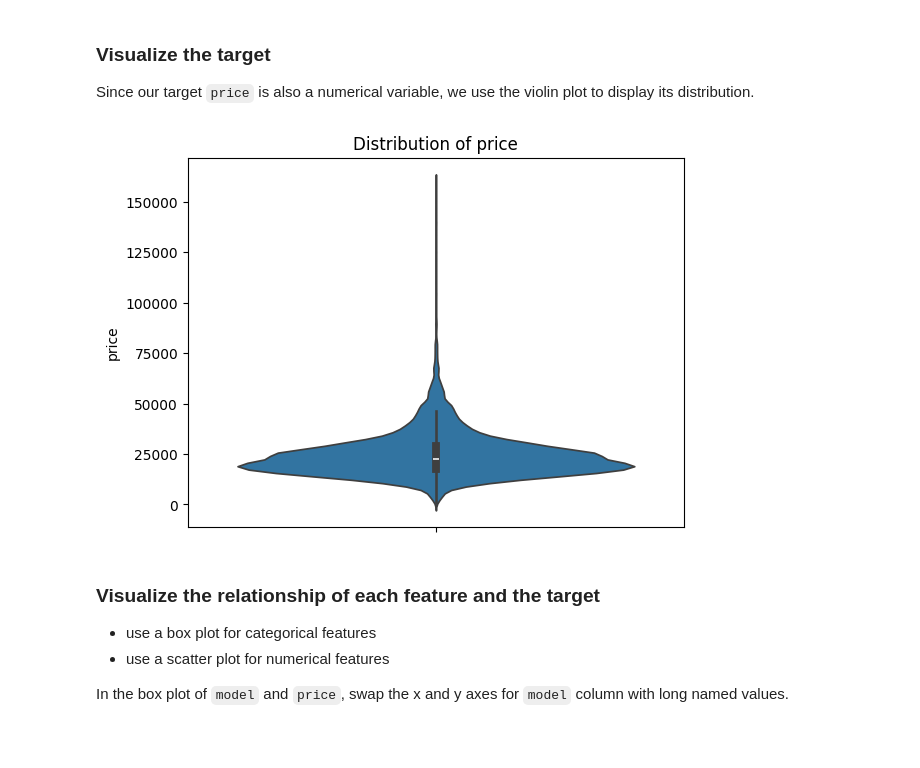
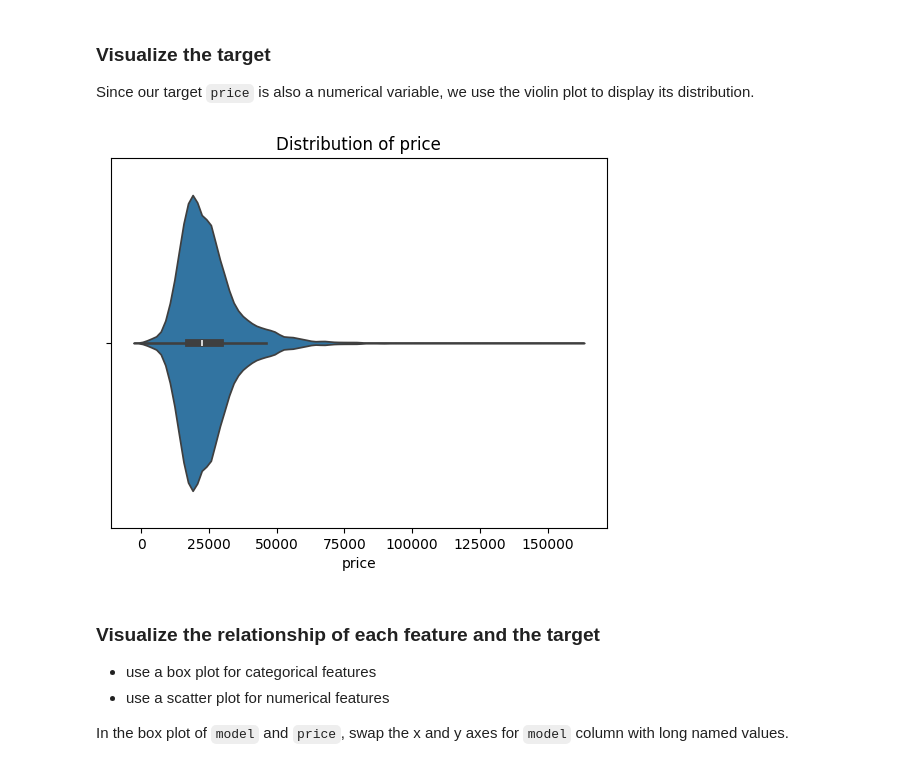
Before and after one commit to mkim2178/used-car-price-predictor-mercedes, a Jupyter notebook: notebooks/analysis.ipynb, the cells around one changed output. Cells and saved outputs as stored; diff of their text form; code cells hidden in the pictures; blank space fills up the shorter version.

```diff
--- a/notebooks/analysis.ipynb
+++ b/notebooks/analysis.ipynb
@@ -273,11 +273,11 @@ for numerical in numerical_features.columns:
 
 Since our target `price` is also a numerical variable, we use the violin plot to display its distribution.
 # %%
-sns.violinplot(y="price", data=df)
+sns.violinplot(x="price", data=df)
 plt.title("Distribution of price")
 plt.show()
 # %% [output]
-[figure, old version]
+[figure, new version]
 # %% [markdown]
 ### Visualize the relationship of each feature and the target
 - use a box plot for categorical features
```
Also changed, not shown: parts of 23 cells of this notebook.
